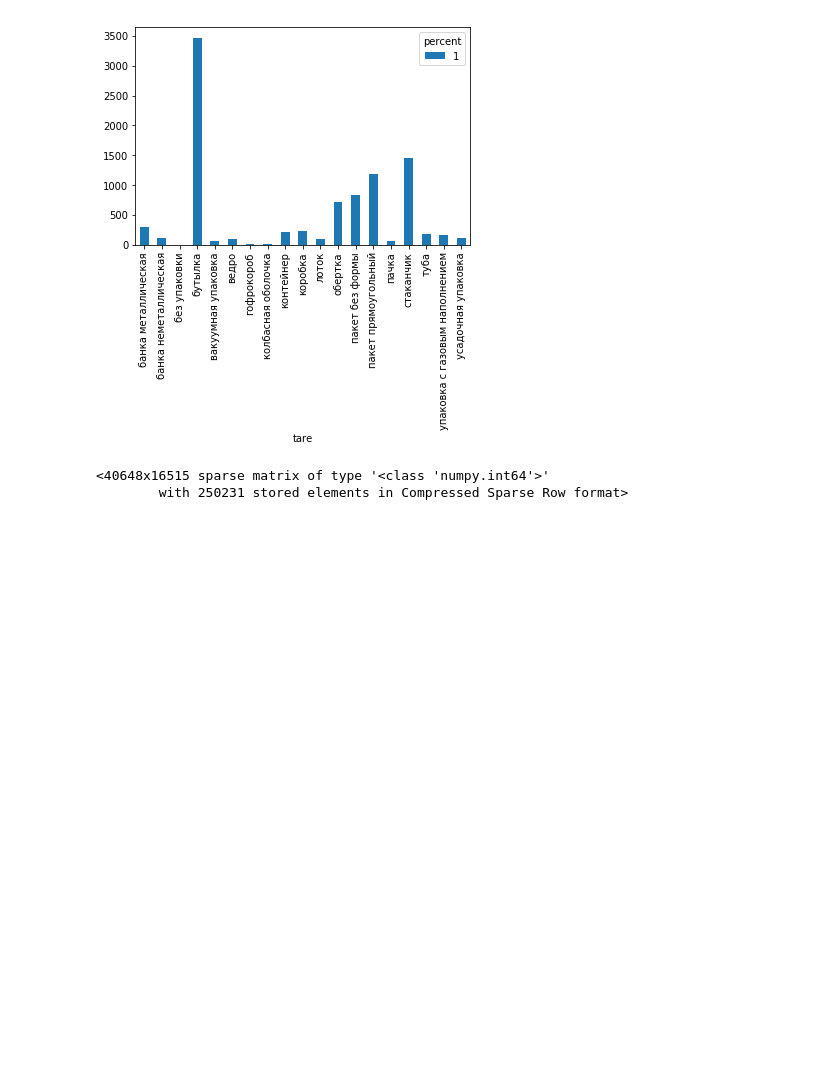
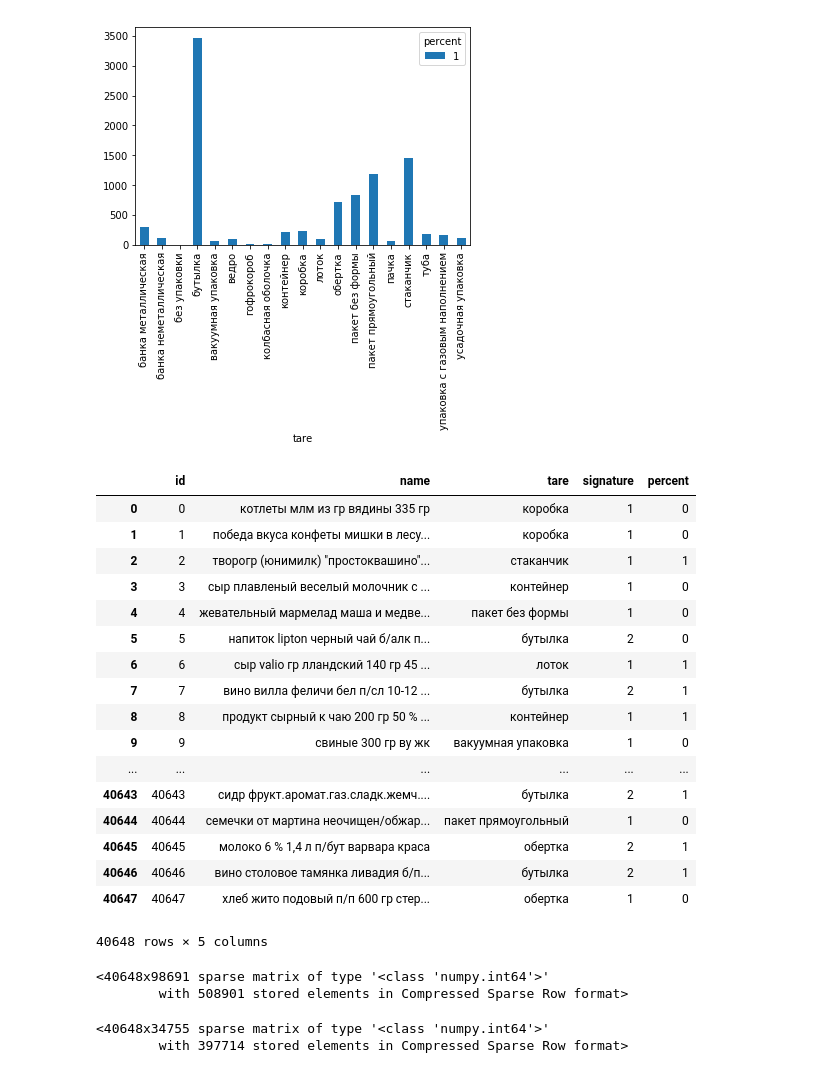
Before and after one commit to ipospelov/text-classification-skbkontur, a Jupyter notebook: report.ipynb, the cells around one changed output. Drawn from its saved outputs; the diff is of its cells as text; code cells hidden in the pictures; blank space fills up the shorter version.

```diff
--- a/report.ipynb
+++ b/report.ipynb
@@ -12,13 +13,16 @@ Populating the interactive namespace from numpy and matplotlib
 #делаем предположение о том, что от единицы измерения, содержащейся в названии, зависит тип упаковки
 #выносим в отдельный параметр единицу измерения
 import re
-def signature (row):
-    if re.search(r'[\d\s]г', row['name'].lower()) : #граммы после числа или пробела
+def signature (row) :
+    if re.search(r'[\d\s]г', row['name']) : #граммы после числа или пробела
         return 1
-    if re.search(r'[\d\s]л', row['name'].lower()) : #литры после числа или пробела
+    if re.search(r'[\d\s]л', row['name']) : #литры после числа или пробела
         return 2
-    if re.search(r'[\d\s]мл', row['name'].lower()) : #миллилитры после числа или пробела
+    if re.search(r'[\d\s]мл', row['name']) : #миллилитры после числа или пробела
         return 3
-    if re.search(r'[\d\s]кг', row['name'].lower()) : #килограммы после числа или пробела
+    if re.search(r'[\d\s]кг', row['name']) : #килограммы после числа или пробела
         return 4
     return 0
+# %%
+def to_lower(row) :
+    return row['name'].lower()
@@ -25 +31,4 @@ def signature (row):
+# %%
+#приводим текст к одному регистру
+df_train['name'] = df_train.apply (lambda row: to_lower(row), axis=1)
 # %%
@@ -78,6 +106,42 @@ df_train[df_train.percent == 1].pivot_table('id', 'tare', 'percent', 'count').pl
 # %% [output]
 <matplotlib.axes._subplots.AxesSubplot at 0x...>
 [figure]
+# %%
+#отделим единицы измерения от чисел (чтобы при токенизации единицы измерения считались за отдельные слова) и заменим "г" на "гр"
+#аналогично с символом "%"
+import re
+def refactor (row) :
+    s = row['name']
+
+    s = re.sub(r'(\d)(г|(мл)|л)', r'\1 \2', s)
+
+    s = re.sub(r'(\d)(%)', r'\1 \2', s)
+
+    s = re.sub(r'(\s)(г)(\s|$|.)', ' гр ', s)
+
+    return s
+# %%
+df_train['name'] = df_train.apply (lambda row: refactor(row), axis=1)
+df_train
+# %% [output]
+|  | id | name | tare | signature | percent |
+| 0 | 0 | котлеты млм из гр вядины 335 гр | коробка | 1 | 0 |
+| 1 | 1 | победа вкуса конфеты мишки в лесу... | коробка | 1 | 0 |
+| 2 | 2 | творогр (юнимилк) "простоквашино"... | стаканчик | 1 | 1 |
+| 3 | 3 | сыр плавленый веселый молочник с ... | контейнер | 1 | 0 |
+| 4 | 4 | жевательный мармелад маша и медве... | пакет без формы | 1 | 0 |
+| 5 | 5 | напиток lipton черный чай б/алк п... | бутылка | 2 | 0 |
+| 6 | 6 | сыр valio гр лландский 140 гр 45 ... | лоток | 1 | 1 |
+| 7 | 7 | вино вилла феличи бел п/сл 10-12 ... | бутылка | 2 | 1 |
+| 8 | 8 | продукт сырный к чаю 200 гр 50 % ... | контейнер | 1 | 1 |
+| 9 | 9 | свиные 300 гр ву жк | вакуумная упаковка | 1 | 0 |
+| ... | ... | ... | ... | ... | ... |
+| 40643 | 40643 | сидр фрукт.аромат.газ.сладк.жемч.... | бутылка | 2 | 1 |
+| 40644 | 40644 | семечки от мартина неочищен/обжар... | пакет прямоугольный | 1 | 0 |
+| 40645 | 40645 | молоко 6 % 1,4 л п/бут варвара краса | обертка | 2 | 1 |
+| 40646 | 40646 | вино столовое тамянка ливадия б/п... | бутылка | 2 | 1 |
+| 40647 | 40647 | хлеб жито подовый п/п 600 гр стер... | обертка | 1 | 0 |
+40648 rows × 5 columns
 # %%
 #параметр id не может использоваться для классификации - неинформативный признак, его можно отбросить
 Y_train = df_train['tare']
@@ -86,10 +150,30 @@ data_in_numpy = df_train['name'].values
 # %%
 #векторизуем текст
 #параметр частотности можно не выделять - предложения короткие
+#hasheng vectorizer хорош тем, что нормализует данные, что полезно при использовании SVM
 from sklearn.feature_extraction.text import CountVectorizer
-count_vect = CountVectorizer()
+from sklearn.feature_extraction.text import HashingVectorizer
+from sklearn.feature_extraction.text import TfidfVectorizer
+count_vect = CountVectorizer(ngram_range=(1,2))
 X_train = count_vect.fit_transform(data_in_numpy)
+# tfidf_vect = TfidfVectorizer()
+# X_train = tfidf_vect.fit_transform(data_in_numpy)
+# hash_vect = HashingVectorizer(ngram_range=(1,2), n_features=55000)
+# X_train = hash_vect.fit_transform(data_in_numpy)
 X_train
 # %% [output]
-<40648x16515 sparse matrix of type '<class 'numpy.int64'>'
-        with 250231 stored elements in Compressed Sparse Row format>
+<40648x98691 sparse matrix of type '<class 'numpy.int64'>'
+        with 508901 stored elements in Compressed Sparse Row format>
+# %%
+#selecting parameters using etc
+from sklearn.svm import LinearSVC
+from sklearn.ensemble import ExtraTreesClassifier
+from sklearn.feature_selection import SelectFromModel
+clf = LinearSVC()
+clf = clf.fit(X_train, Y_train)
+model = SelectFromModel(clf, prefit=True)
+x_train_new = model.transform(X_train)
+x_train_new
+# %% [output]
+<40648x34755 sparse matrix of type '<class 'numpy.int64'>'
+        with 397714 stored elements in Compressed Sparse Row format>
```
Also changed, not shown: parts of 14 cells of this notebook, 1 other file.
